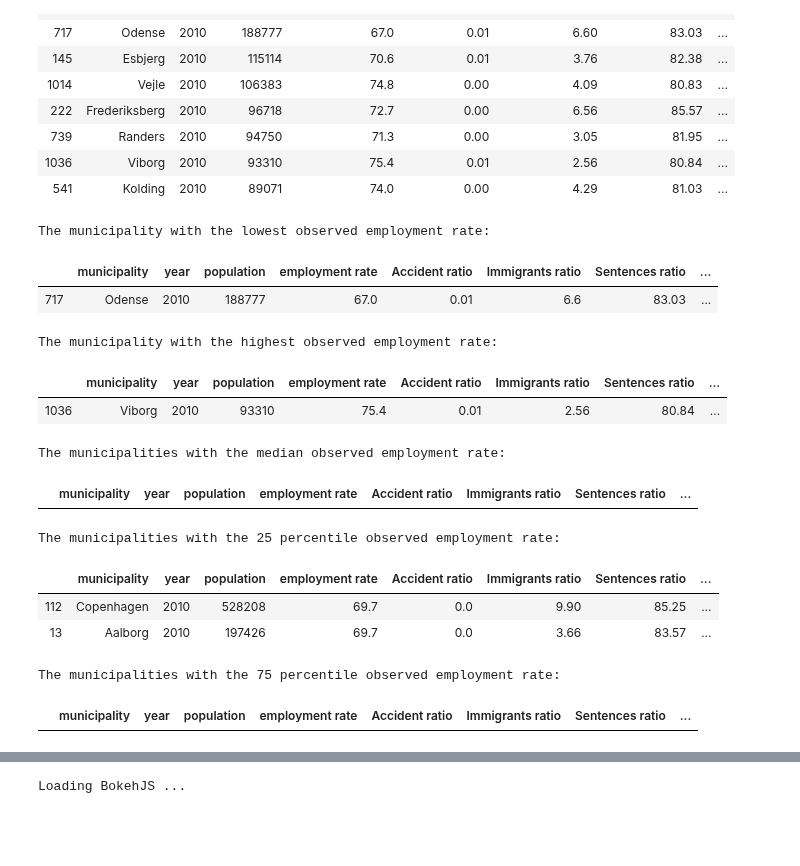
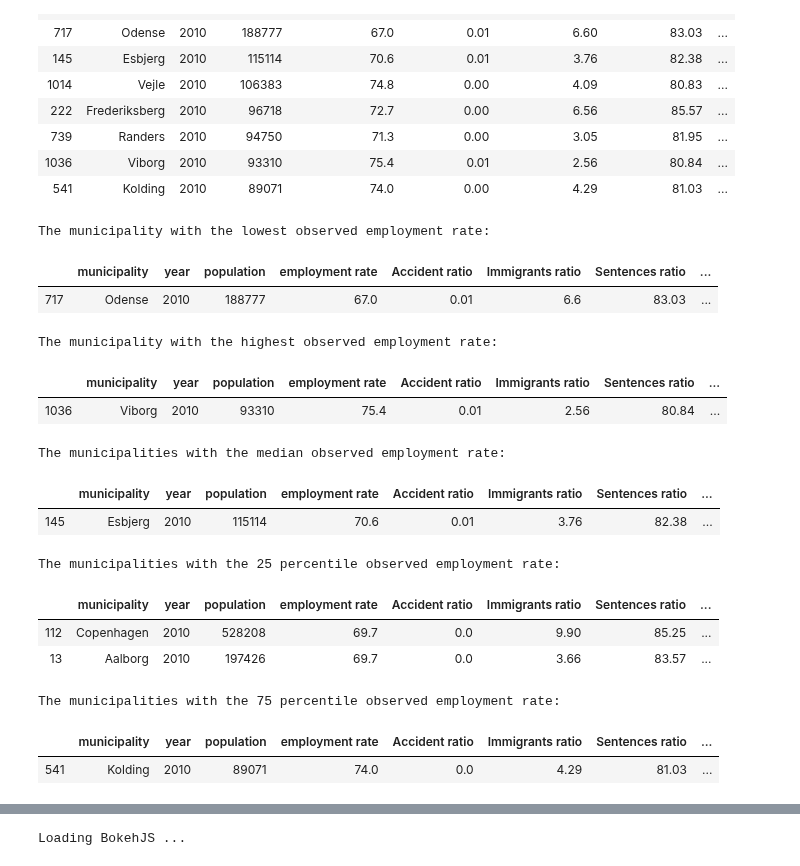
Before and after one commit to Rapyki/projects-2020-slangerne, a Jupyter notebook: dataproject/dataprojecthen.ipynb, the cells around one changed output, grey strips where cells are left out. Drawn from its saved outputs; the diff is of its cells as text; code cells hidden in the pictures; blank space fills up the shorter version.

```diff
--- a/dataproject/dataprojecthen.ipynb
+++ b/dataproject/dataprojecthen.ipynb
@@ -506,31 +511,33 @@ display(Table2_2010_10largest) #printing the 10 biggest municipalities in 2008 b
 # %%
 
 print('The municipality with the lowest observed employment rate:')
 display(Table2_2010_10largest.loc[Table2_2010_10largest['employment rate'] == np.min(Table2_2010_10largest['employment rate'])])
 
 print('The municipality with the highest observed employment rate:')
 display(Table2_2010_10largest.loc[Table2_2010_10largest['employment rate'] == np.max(Table2_2010_10largest['employment rate'])])
 
 print('The municipalities with the median observed employment rate:') #(FOrstår virkelig ikke hvorfor der ikke kommer et output til denne)
-display(Table2_2010_10largest.loc[Table2_2010_10largest['employment rate'] == np.percentile(Table2_2010_10largest['employment rate'], 50, interpolation='midpoint')])
+display(Table2_2010_10largest.loc[Table2_2010_10largest['employment rate'] == np.percentile(Table2_2010_10largest['employment rate'], 50, interpolation='nearest')])
 
 print('The municipalities with the 25 percentile observed employment rate:')
 display(Table2_2010_10largest.loc[Table2_2010_10largest['employment rate'] == np.percentile(Table2_2010_10largest['employment rate'], 25)])
 
 print('The municipalities with the 75 percentile observed employment rate:')
-display(Table2_2010_10largest.loc[Table2_2010_10largest['employment rate'] == np.percentile(Table2_2010_10largest['employment rate'], 75, interpolation='linear')]) #(FOrstår virkelig ikke hvorfor der ikke kommer et output til denne)
+display(Table2_2010_10largest.loc[Table2_2010_10largest['employment rate'] == np.percentile(Table2_2010_10largest['employment rate'], 75, interpolation='nearest')]) #(FOrstår virkelig ikke hvorfor der ikke kommer et output til denne)
 # %% [output]
 The municipality with the lowest observed employment rate:
 |  | municipality | year | population | employment rate | Accident ratio | Immigrants ratio | Sentences ratio | ... |
 | 717 | Odense | 2010 | 188777 | 67.0 | 0.01 | 6.6 | 83.03 | ... |
 The municipality with the highest observed employment rate:
 |  | municipality | year | population | employment rate | Accident ratio | Immigrants ratio | Sentences ratio | ... |
 | 1036 | Viborg | 2010 | 93310 | 75.4 | 0.01 | 2.56 | 80.84 | ... |
 The municipalities with the median observed employment rate:
 |  | municipality | year | population | employment rate | Accident ratio | Immigrants ratio | Sentences ratio | ... |
+| 145 | Esbjerg | 2010 | 115114 | 70.6 | 0.01 | 3.76 | 82.38 | ... |
 The municipalities with the 25 percentile observed employment rate:
 |  | municipality | year | population | employment rate | Accident ratio | Immigrants ratio | Sentences ratio | ... |
 | 112 | Copenhagen | 2010 | 528208 | 69.7 | 0.0 | 9.90 | 85.25 | ... |
 | 13 | Aalborg | 2010 | 197426 | 69.7 | 0.0 | 3.66 | 83.57 | ... |
 The municipalities with the 75 percentile observed employment rate:
 |  | municipality | year | population | employment rate | Accident ratio | Immigrants ratio | Sentences ratio | ... |
+| 541 | Kolding | 2010 | 89071 | 74.0 | 0.0 | 4.29 | 81.03 | ... |
```
Also changed, not shown: parts of 11 cells of this notebook.
